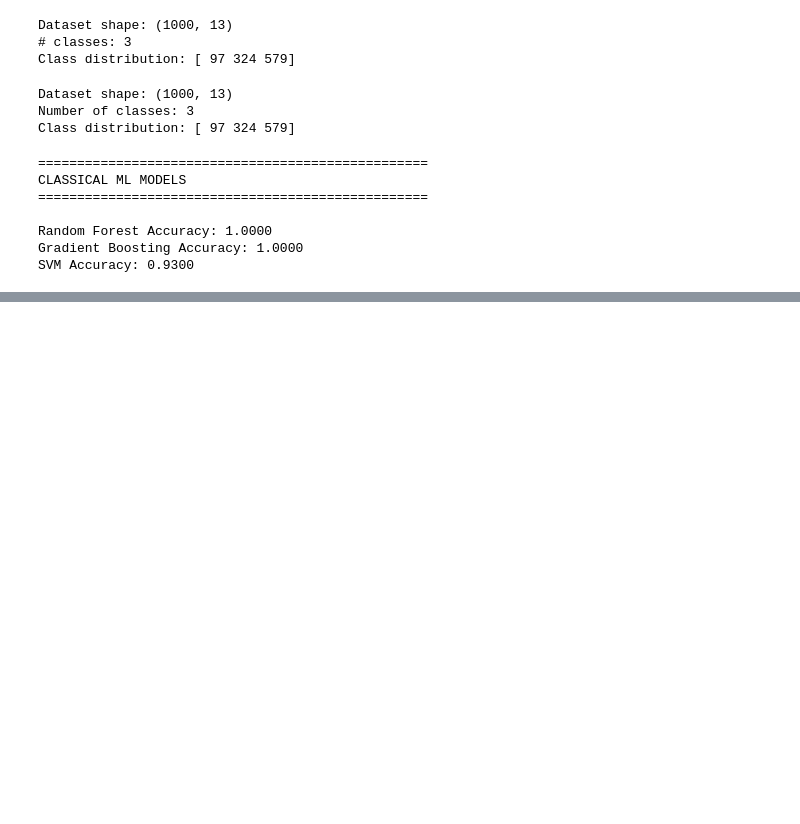
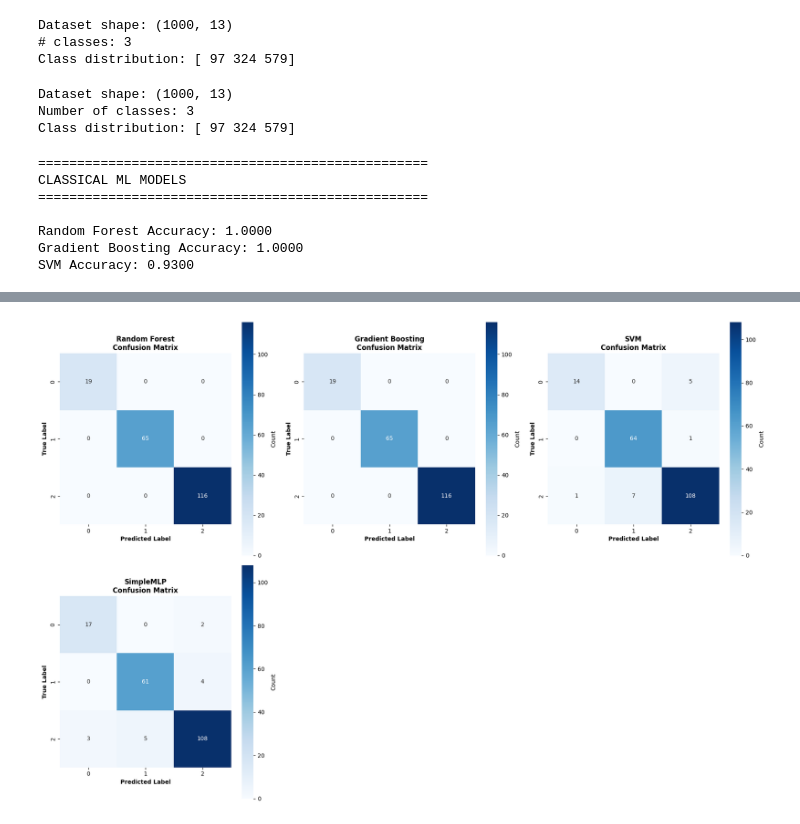
Before and after one commit to pxsa/Digital-Biomarkers, a Jupyter notebook: Codes/emotional_monitoring/main.ipynb, the cells around one changed output, grey strips where cells are left out. Cells and saved outputs as stored; diff of their text form; code cells hidden in the pictures; blank space fills up the shorter version.

Commit message:
build deep model

```diff
--- a/Codes/emotional_monitoring/main.ipynb
+++ b/Codes/emotional_monitoring/main.ipynb
@@ -310,0 +323,31 @@ ResidualMLP: 0.9200
+# %%
+# 2. Confusion Matrix برای بهترین مدل‌ها
+fig, axes = plt.subplots(2, 3, figsize=(18, 12))
+
+models_preds = [
+    ('Random Forest', rf_pred),
+    ('Gradient Boosting', gb_pred),
+    ('SVM', svm_pred),
+    ('SimpleMLP', preds),
+    ('DeepMLP', None),  # باید از مدل ذخیره شده پیش‌بینی بگیریم
+    ('ResidualMLP', None)
+]
+
+for idx, (name, pred) in enumerate(models_preds[:4]):
+    ax = axes[idx // 3, idx % 3]
+    cm = confusion_matrix(y_test, pred)
+
+    sns.heatmap(cm, annot=True, fmt='d', cmap='Blues', ax=ax,
+                cbar_kws={'label': 'Count'}, square=True)
+    ax.set_title(f'{name}\nConfusion Matrix', fontweight='bold', fontsize=12)
+    ax.set_ylabel('True Label', fontweight='bold')
+    ax.set_xlabel('Predicted Label', fontweight='bold')
+
+# حذف محورهای اضافی
+for idx in range(4, 6):
+    fig.delaxes(axes[idx // 3, idx % 3])
+
+plt.tight_layout()
+plt.show()
+# %% [output]
+[figure, added]
```
Also changed, not shown: parts of 8 cells of this notebook.
